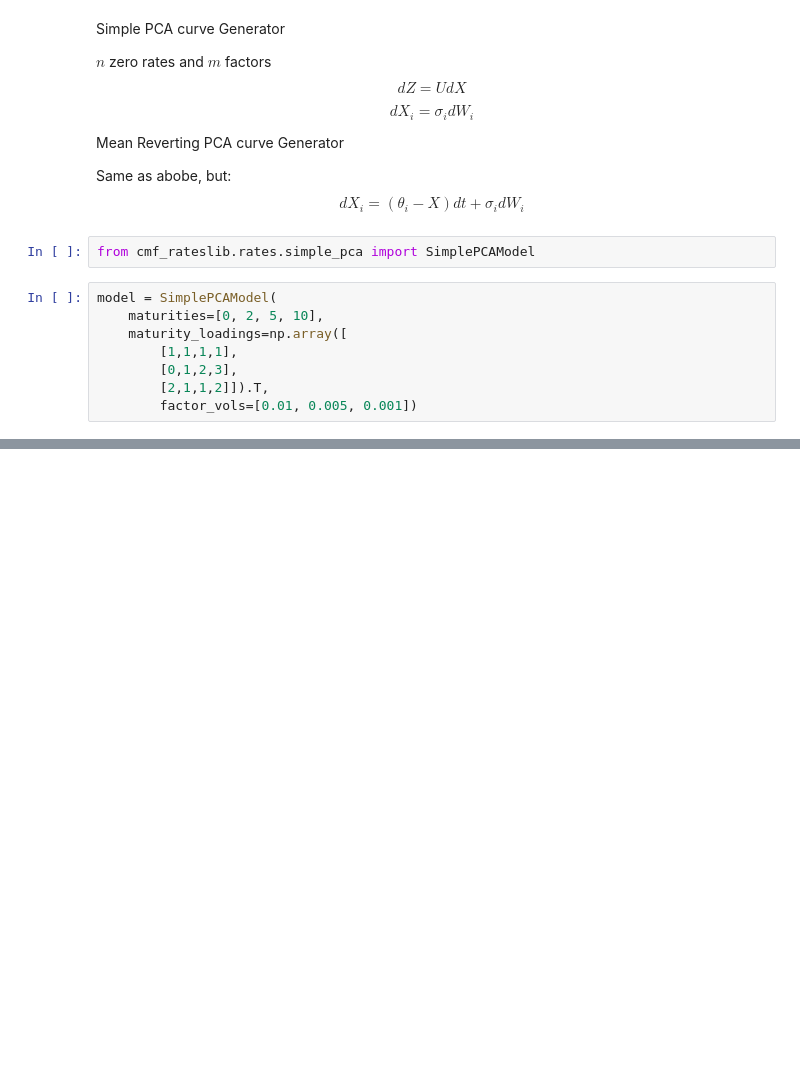
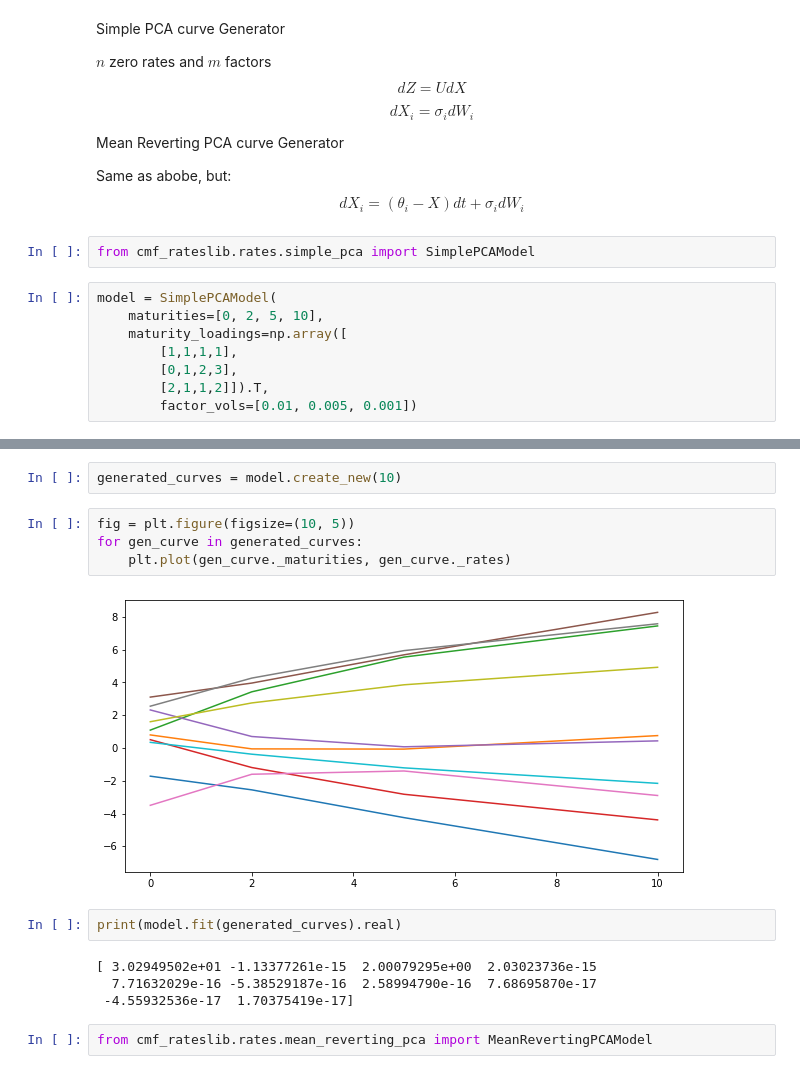
Before and after one commit to Center-for-Mathematical-Finance/cmf_rateslib, a Jupyter notebook: notebooks/Main.ipynb, the cells around one changed output, grey strips where cells are left out. Cells and saved outputs as stored; diff of their text form; blank space fills up the shorter version.

```diff
--- a/notebooks/Main.ipynb
+++ b/notebooks/Main.ipynb
@@ -102,0 +133,16 @@ np.array([[2,2,2], [3,3,3]]).T * np.array([2,2])
+# %%
+generated_curves = model.create_new(10)
+# %%
+fig = plt.figure(figsize=(10, 5))
+for gen_curve in generated_curves:
+    plt.plot(gen_curve._maturities, gen_curve._rates)
+# %% [output]
+[figure, added]
+# %%
+print(model.fit(generated_curves).real)
+# %% [output]
+[ 3.02949502e+01 -1.13377261e-15  2.00079295e+00  2.03023736e-15
+  7.71632029e-16 -5.38529187e-16  2.58994790e-16  7.68695870e-17
+ -4.55932536e-17  1.70375419e-17]
+# %%
+from cmf_rateslib.rates.mean_reverting_pca import MeanRevertingPCAModel
```
Also changed, not shown: parts of 18 cells of this notebook, 2 other files.
